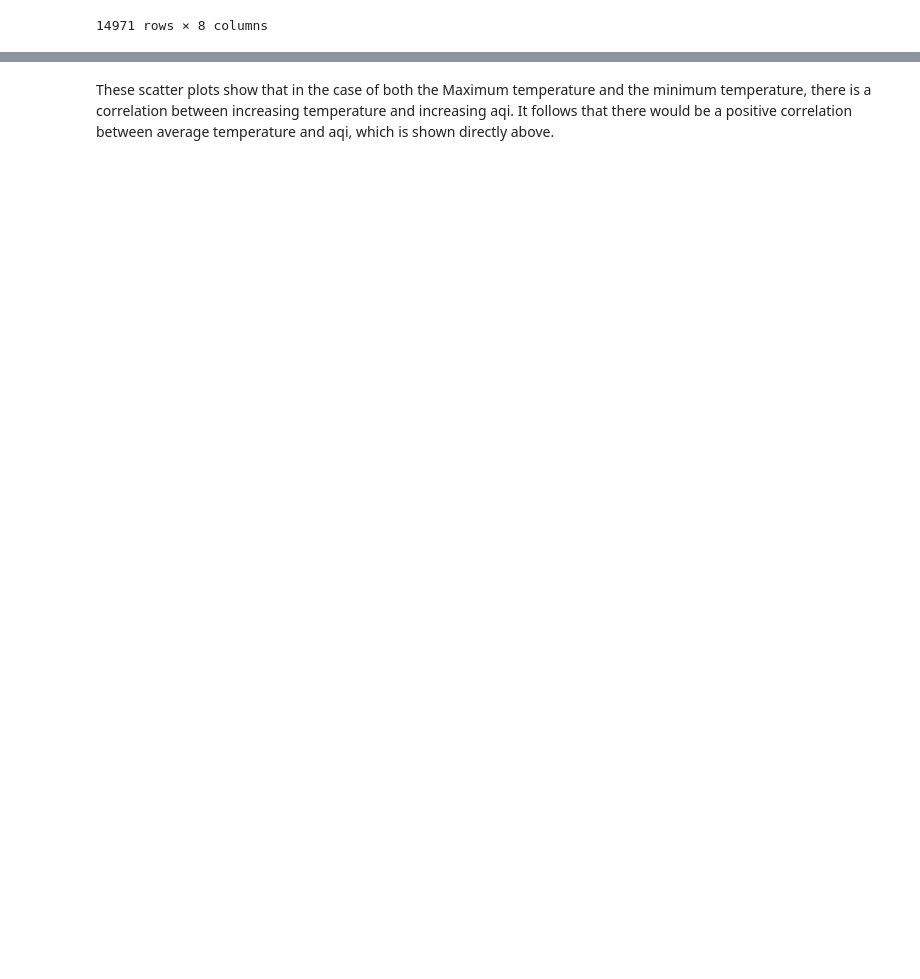
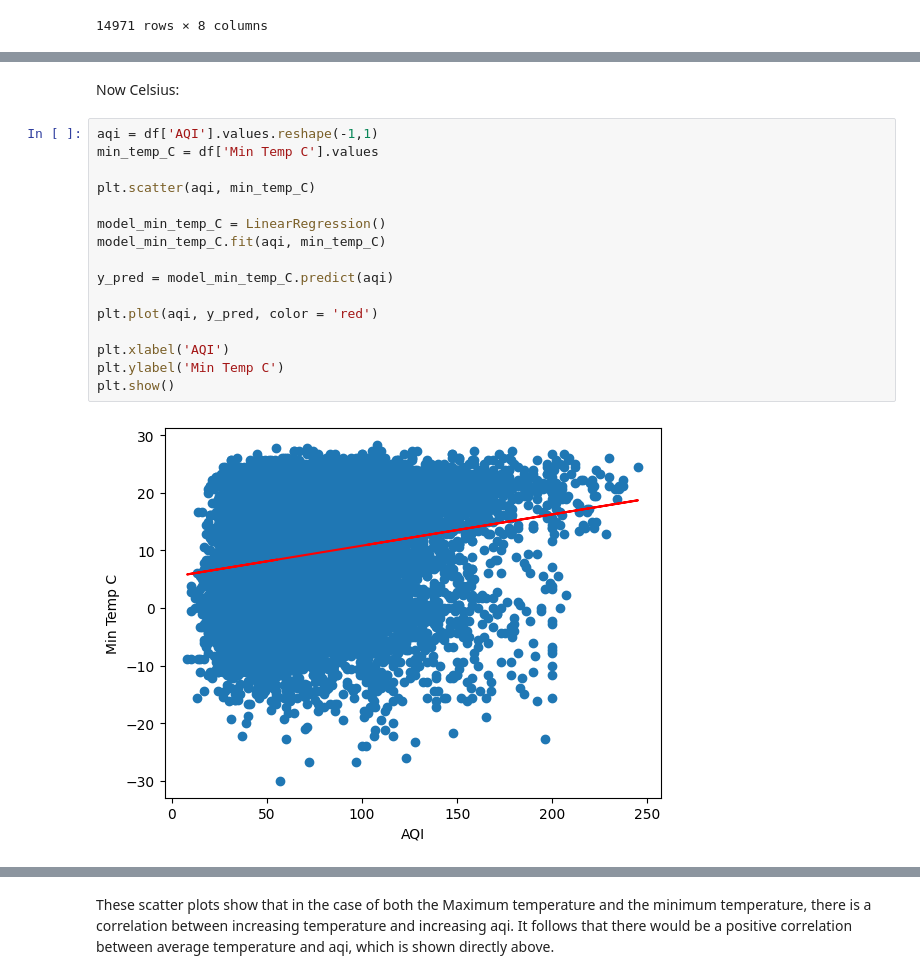
Before and after one commit to ruitreves/air_quality_analysis, a Jupyter notebook: air_quality.ipynb, the cells around one changed output, grey strips where cells are left out. Saved outputs shown, nothing was run; the diff lists cells and outputs as text; blank space fills up the shorter version.

```diff
--- a/air_quality.ipynb
+++ b/air_quality.ipynb
@@ -201,6 +217,26 @@ plt.ylabel('Min Temp F')
 plt.show()
 # %% [output]
 [figure]
+# %% [markdown]
+Now Celsius:
+# %%
+aqi = df['AQI'].values.reshape(-1,1)
+min_temp_C = df['Min Temp C'].values
+
+plt.scatter(aqi, min_temp_C)
+
+model_min_temp_C = LinearRegression()
+model_min_temp_C.fit(aqi, min_temp_C)
+
+y_pred = model_min_temp_C.predict(aqi)
+
+plt.plot(aqi, y_pred, color = 'red')
+
+plt.xlabel('AQI')
+plt.ylabel('Min Temp C')
+plt.show()
+# %% [output]
+[figure, added]
 # %%
 df['Average Temp F'] = (df['Max Temp F'] + df['Min Temp F']) / 2
 avg_temp_F = df['Average Temp F']
```
Also changed, not shown: parts of 25 cells of this notebook, 2 other files.
